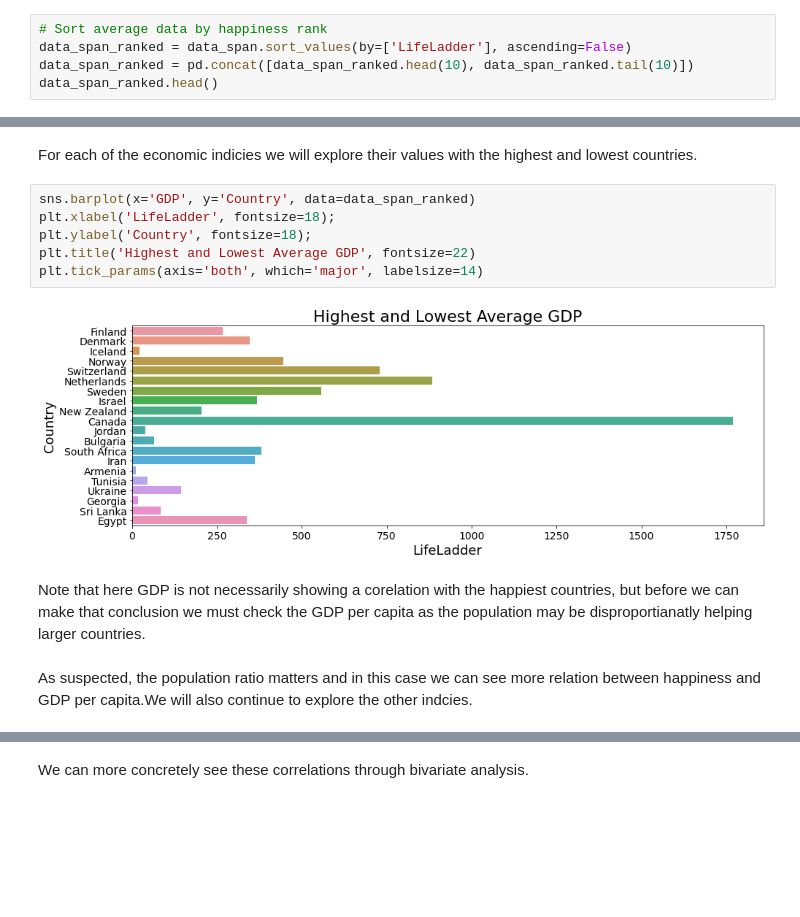
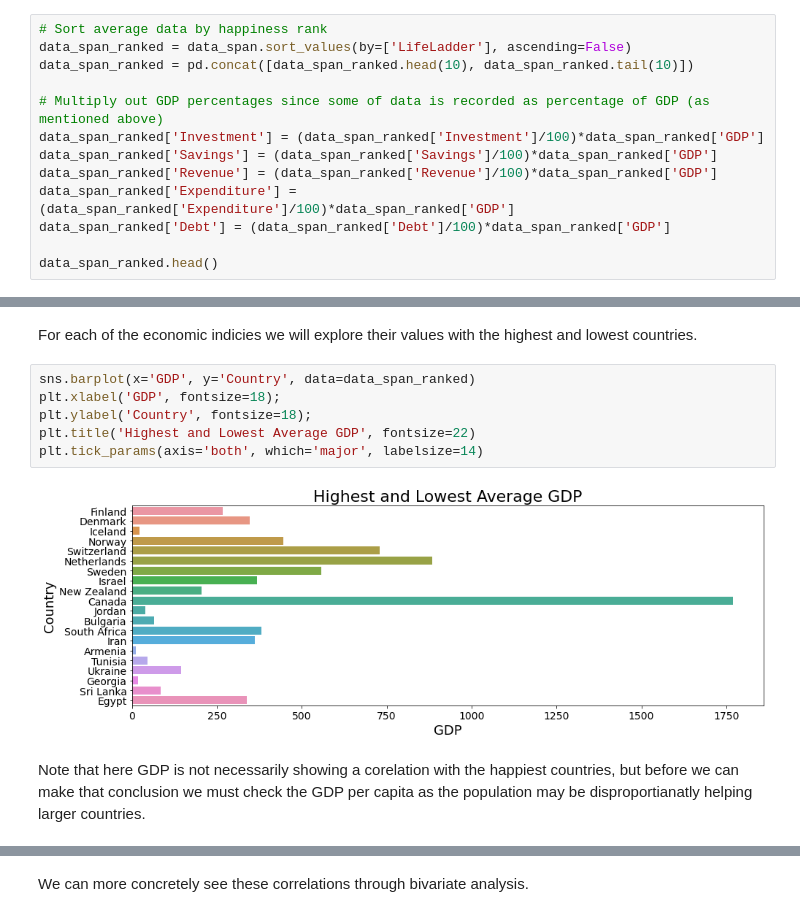
Before and after one commit to cskang3627/happiness, a Jupyter notebook: EDACheckpointGroup_Sp23_The_Group.ipynb, the cells around one changed output, grey strips where cells are left out. Drawn from its saved outputs; the diff is of its cells as text; blank space fills up the shorter version.

```diff
--- a/EDACheckpointGroup_Sp23_The_Group.ipynb
+++ b/EDACheckpointGroup_Sp23_The_Group.ipynb
@@ -429,6 +402,14 @@ Also, because we are working with 96 contries there is a lot of data to compare,
 # Sort average data by happiness rank
 data_span_ranked = data_span.sort_values(by=['LifeLadder'], ascending=False)
 data_span_ranked = pd.concat([data_span_ranked.head(10), data_span_ranked.tail(10)])
+
+# Multiply out GDP percentages since some of data is recorded as percentage of GDP (as mentioned above)
+data_span_ranked['Investment'] = (data_span_ranked['Investment']/100)*data_span_ranked['GDP']
+data_span_ranked['Savings'] = (data_span_ranked['Savings']/100)*data_span_ranked['GDP']
+data_span_ranked['Revenue'] = (data_span_ranked['Revenue']/100)*data_span_ranked['GDP']
+data_span_ranked['Expenditure'] = (data_span_ranked['Expenditure']/100)*data_span_ranked['GDP']
+data_span_ranked['Debt'] = (data_span_ranked['Debt']/100)*data_span_ranked['GDP']
+
 data_span_ranked.head()
 # %% [output]
 |  | Country | LifeLadder | PositiveAffect | NegativeAffect | GDP | Investment | Savings | CPI | VIGS | ... |
@@ -477,16 +472,14 @@ plt.tick_params(axis='both', which='major', labelsize=14)
 For each of the economic indicies we will explore their values with the highest and lowest countries.
 # %%
 sns.barplot(x='GDP', y='Country', data=data_span_ranked)
-plt.xlabel('LifeLadder', fontsize=18);
+plt.xlabel('GDP', fontsize=18);
 plt.ylabel('Country', fontsize=18);
 plt.title('Highest and Lowest Average GDP', fontsize=22)
 plt.tick_params(axis='both', which='major', labelsize=14)
 # %% [output]
-[figure, old version]
+[figure, new version]
 # %% [markdown]
 Note that here GDP is not necessarily showing a corelation with the happiest countries, but before we can make that conclusion we must check the GDP per capita as the population may be disproportianatly helping larger countries.
-# %% [markdown]
-As suspected, the population ratio matters and in this case we can see more relation between happiness and GDP per capita.We will also continue to explore the other indcies.
 # %%
 plt.figure(figsize=(18,18))
 
```
Also changed, not shown: parts of 31 cells of this notebook.
